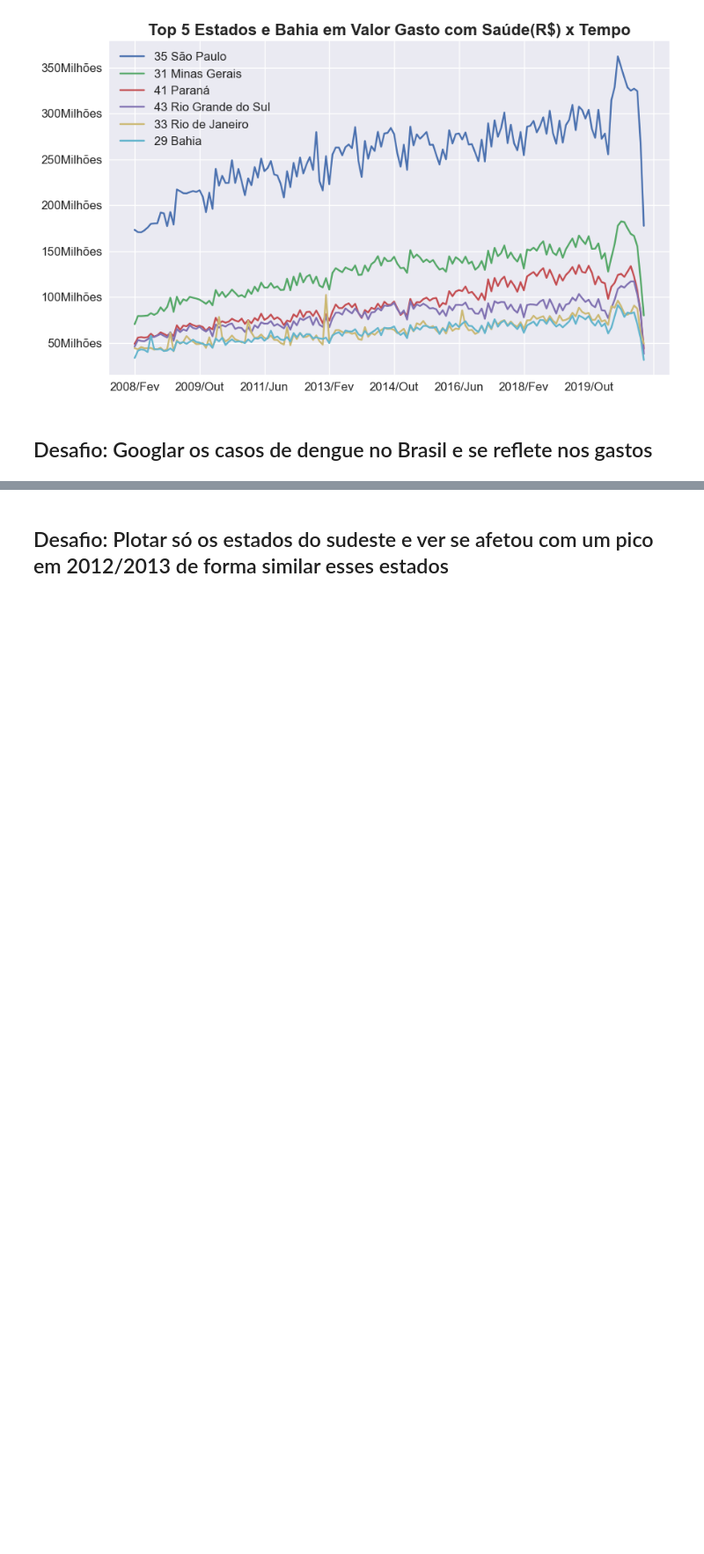
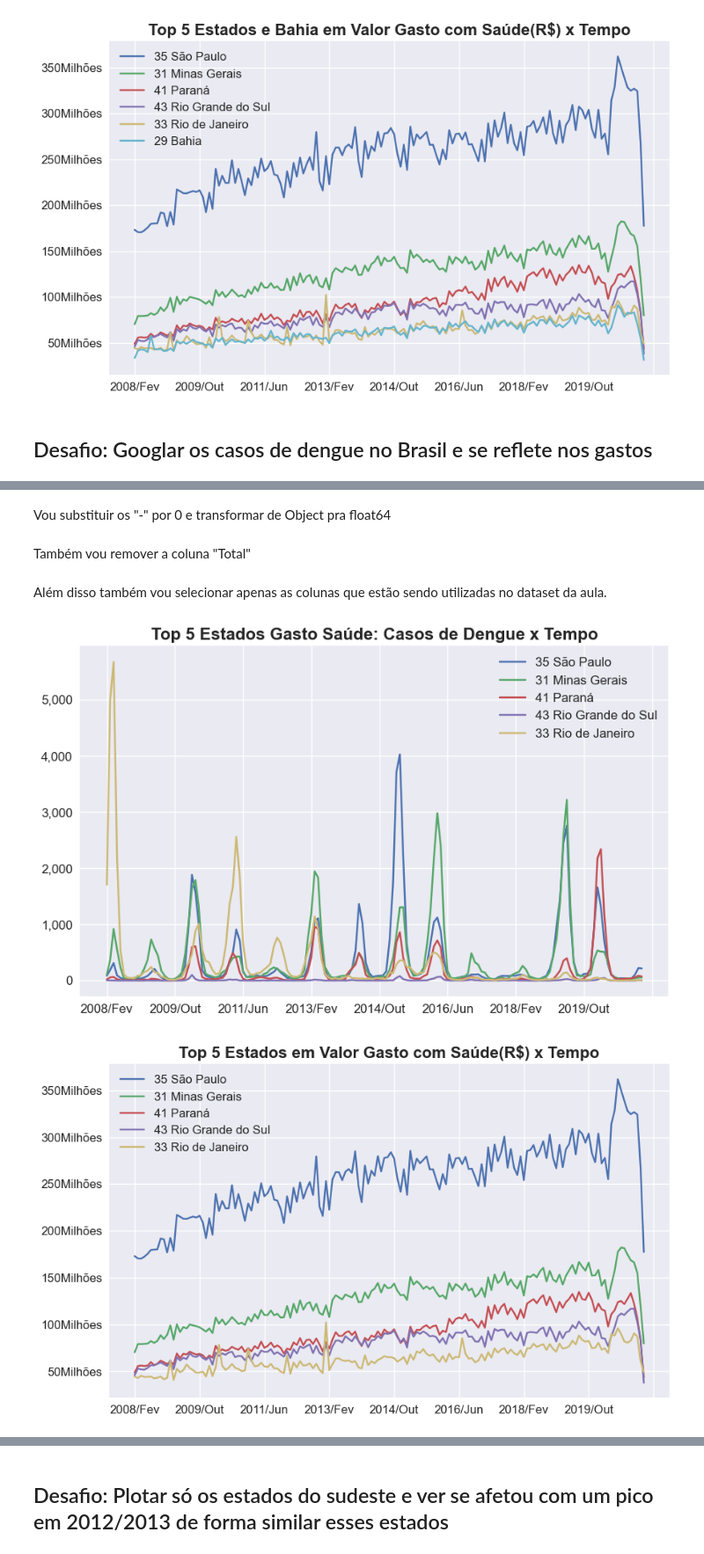
Before and after one commit to iplusl/Bootcamp_Data_Science, a Jupyter notebook: Modulo1/notebooks/Modulo1.ipynb, the cells around one changed output, grey strips where cells are left out. Shown at 88% size. Drawn from its saved outputs; the diff is of its cells as text; code cells hidden in the pictures; blank space fills up the shorter version.

Commit message:
Finalizando os desafios da aula 3, bora pra aula 4!!!

```diff
--- a/Modulo1/notebooks/Modulo1.ipynb
+++ b/Modulo1/notebooks/Modulo1.ipynb
@@ -726,0 +741,3 @@ Ao invés de procurar no Google sobre os casos de dengue, vou utilizar o própri
+# %%
+dados_dengue = dados_dengue.set_index("Unidade da Federação")
+dados_dengue.head()
@@ -726,0 +753,44 @@ Ao invés de procurar no Google sobre os casos de dengue, vou utilizar o própri
+# %% [markdown]
+Vou substituir os "-" por 0 e transformar de Object pra float64
+# %%
+dados_dengue = dados_dengue.replace("-", 0)
+dados_dengue = dados_dengue.astype('float64')
+# %% [markdown]
+Também vou remover a coluna "Total"
+# %%
+dados_dengue = dados_dengue.drop("Total", axis=1)
+# %% [markdown]
+Além disso também vou selecionar apenas as colunas que estão sendo utilizadas no dataset da aula.
+# %%
+dados_dengue = dados_dengue[colunas_sem_regiao]
+# %%
+plt.style.use('seaborn')
+
+colunas_sem_regiao = ordenado_por_total.columns[:-1].to_list()
+
+top5 = ordenado_por_total[colunas_sem_regiao].head(5).index.to_list()
+
+ax1 = dados_dengue[colunas_sem_regiao].T[top5].plot(figsize = (10,6))
+
+ticks_loc = ax1.get_yticks().tolist()
+ax1.yaxis.set_major_locator(ticker.FixedLocator(ticks_loc))
+ax1.set_yticklabels(['{:,.0f}'.format(x) for x in ax1.get_yticks()])
+ax1.tick_params(axis = 'both', which = 'major', labelsize = 12)
+
+plt.title("Top 5 Estados Gasto Saúde: Casos de Dengue x Tempo", fontdict = {"fontsize":16, "fontweight":"bold"})
+plt.legend(loc='upper right', fontsize=12)
+plt.show()
+
+ax = ordenado_por_total[colunas_sem_regiao].head(5).T.plot(figsize = (10,6))
+
+ticks_loc = ax.get_yticks().tolist()
+ax.yaxis.set_major_locator(ticker.FixedLocator(ticks_loc))
+ax.set_yticklabels(['{:,.0f}'.format(x) + 'Milhões' for x in ax.get_yticks()/1000000])
+ax.tick_params(axis = 'both', which = 'major', labelsize = 12)
+
+plt.title("Top 5 Estados em Valor Gasto com Saúde(R$) x Tempo", fontdict = {"fontsize":16, "fontweight":"bold"})
+plt.legend(loc='upper left', fontsize=12)
+plt.show()
+# %% [output]
+[figure, added]
+[figure, added]
```
Also changed, not shown: parts of 12 cells of this notebook, 1 other file.
